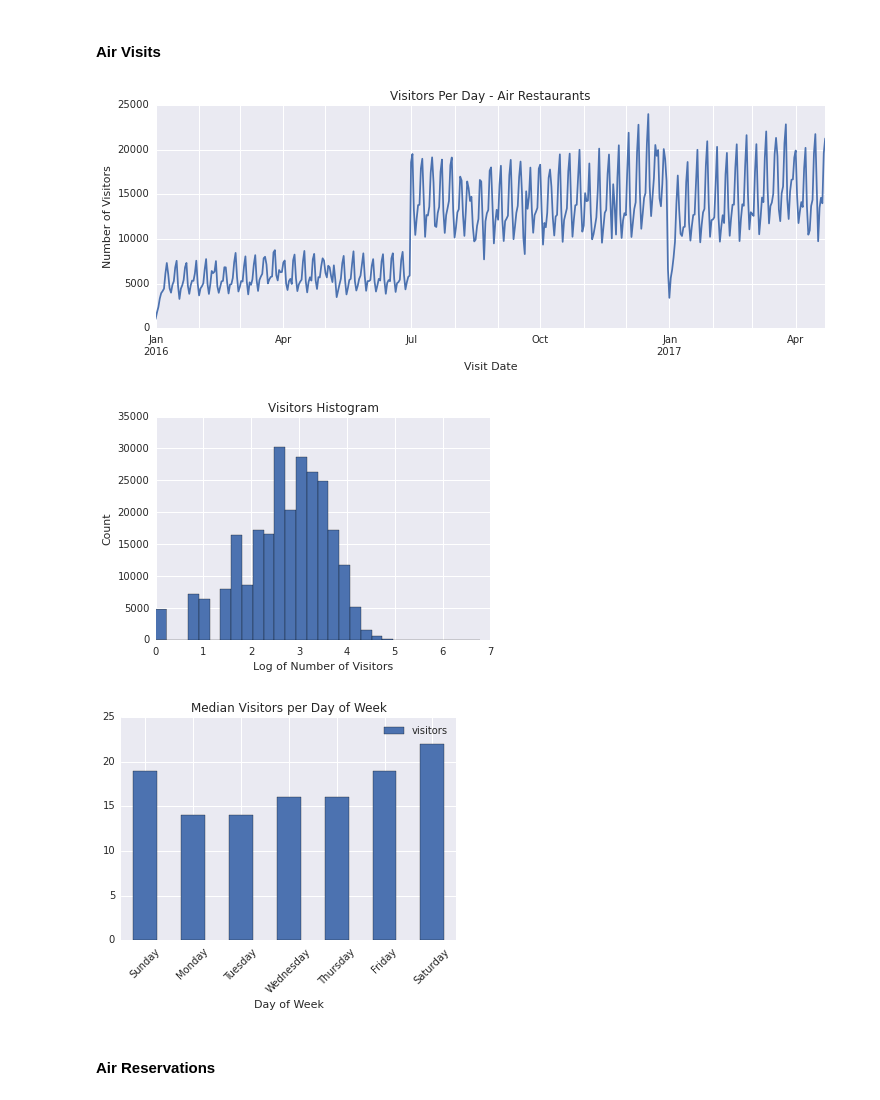
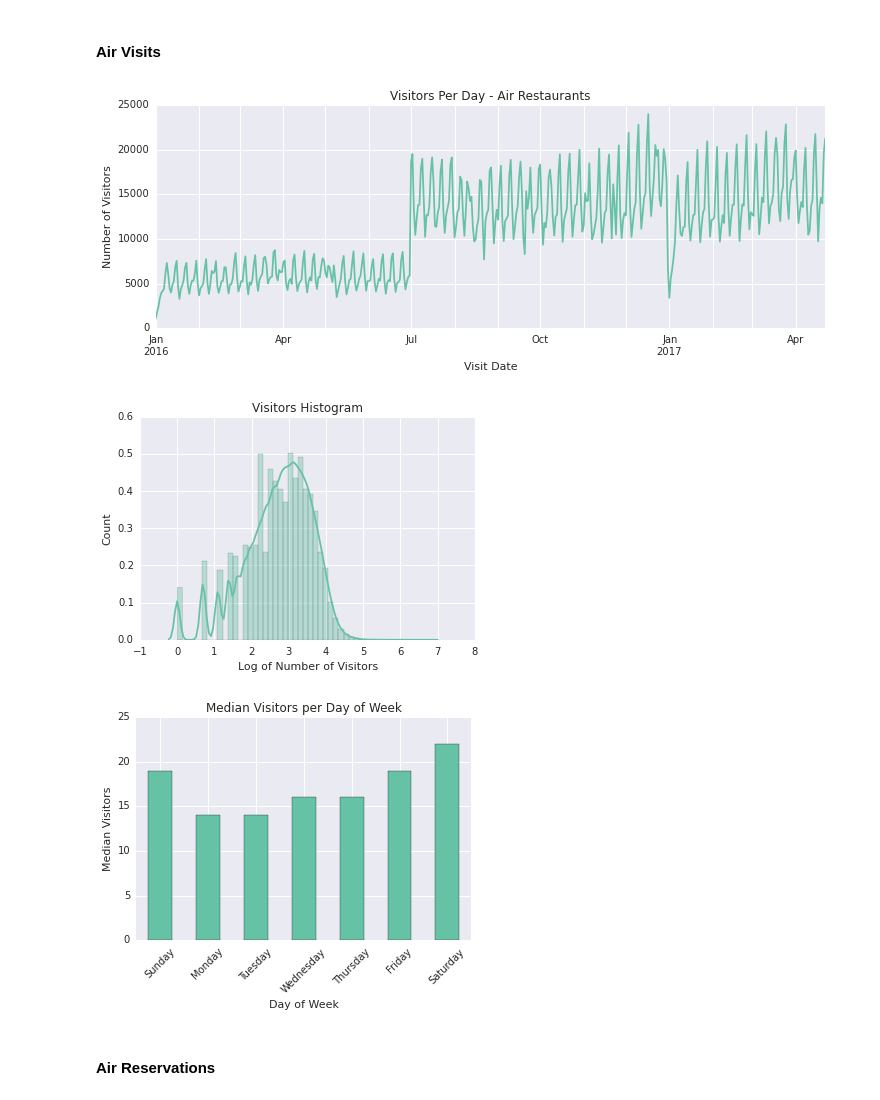
Before and after one commit to KirosG/RestaurantVisitorForecasting, a Jupyter notebook: RestaurantVisitorForecasting.ipynb, the cells around one changed output. Cells and saved outputs as stored; diff of their text form; code cells hidden in the pictures.

Commit message:
Fix plots and set color palette for consistency

```diff
--- a/RestaurantVisitorForecasting.ipynb
+++ b/RestaurantVisitorForecasting.ipynb
@@ -20,0 +22,5 @@ from xgboost import XGBRegressor
+# %%
+# Set color palette
+sns.palplot(sns.color_palette('Set2', 10))
+palette = sns.color_palette('Set2', 10)
+my_cmap = ListedColormap(palette)
@@ -260,21 +269,21 @@ date_info['calendar_date'] = pd.to_datetime(date_info.calendar_date)
 #### Air Visits
 # %%
 visit_daily = air_visit_data.groupby('visit_date')['visitors'].sum()
-ax = visit_daily.plot(title='Visitors Per Day - Air Restaurants', figsize=(12,4))
+ax = visit_daily.plot(title='Visitors Per Day - Air Restaurants', figsize=(12,4), color=palette[0])
 ax.set(xlabel='Visit Date', ylabel='Number of Visitors')
 plt.show()
 # %% [output]
-[figure, old version]
+[figure, new version]
 # %%
 air_visit_data['log_visitors'] = np.log(air_visit_data.visitors)
 plt.figure(figsize=(6,4))
-plt.hist(air_visit_data.log_visitors, bins=30)
+sns.distplot(air_visit_data.log_visitors, color=palette[0])
 plt.title('Visitors Histogram')
 plt.xlabel('Log of Number of Visitors')
 plt.ylabel('Count')
 plt.show()
 # %% [output]
-[figure, old version]
+[figure, new version]
 # %%
 air_visit_data = air_visit_data.merge(date_info,left_on='visit_date', right_on='calendar_date')
 day = air_visit_data.groupby('day_of_week')['visitors'].median()
@@ -283,11 +292,13 @@ week = ['Sunday', 'Monday', 'Tuesday', 'Wednesday', 'Thursday', 'Friday', 'Satur
 day = day.reindex([week])
 day.index.rename('Day of Week', inplace=True)
 # %%
-day.plot(kind='bar', figsize=(6,4), title='Median Visitors per Day of Week')
+day.plot(kind='bar', figsize=(6,4), title='Median Visitors per Day of Week', color=palette[0])
 plt.xticks(rotation=45)
+plt.legend().set_visible(False)
+plt.ylabel('Median Visitors')
 plt.show()
 # %% [output]
-[figure, old version]
+[figure, new version]
 # %% [markdown]
 #### Air Reservations
 # %%
```
Also changed, not shown: parts of 31 cells of this notebook.
